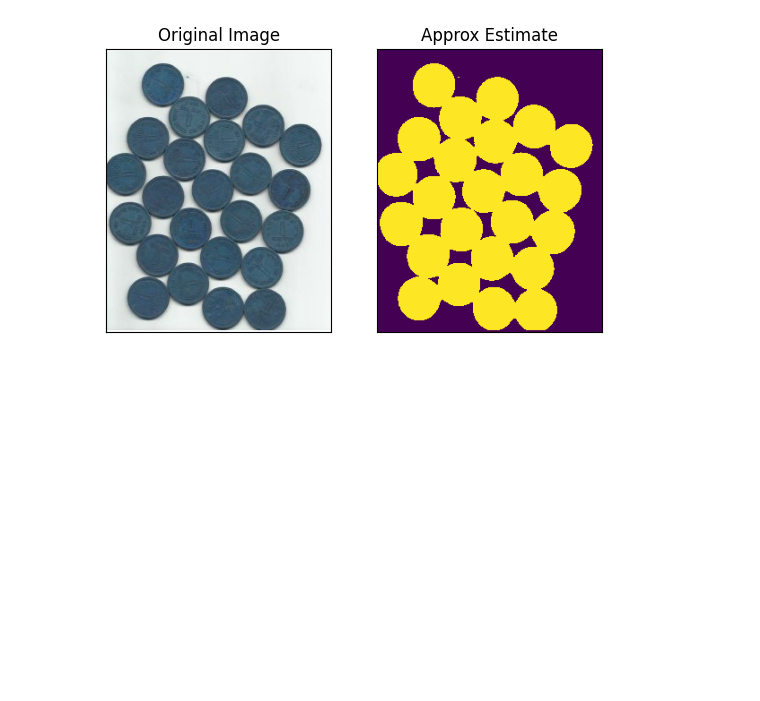
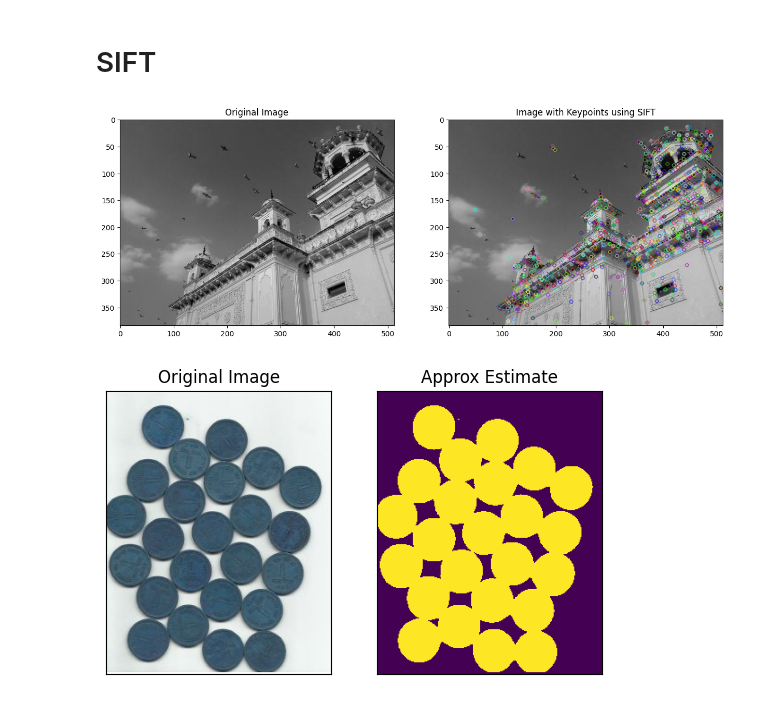
Before and after one commit to Sudeeppp-Mishra/IPPR-101, a Jupyter notebook: Lab-Works/Lab-9.ipynb, the cells around one changed output. Saved outputs shown, nothing was run; the diff lists cells and outputs as text; code cells hidden in the pictures; blank space fills up the shorter version.

```diff
--- a/Lab-Works/Lab-9.ipynb
+++ b/Lab-Works/Lab-9.ipynb
@@ -3,3 +3,27 @@
+# %% [markdown]
+# SIFT
+# %%
+import cv2
+import matplotlib.pyplot as plt
+import numpy as np
+
+image = cv2.imread('/content/home.jpg', cv2.IMREAD_GRAYSCALE)
+
+siftObj = cv2.SIFT_create()
+keyPoints, descriptors = siftObj.detectAndCompute(image, None)
+
+result = cv2.drawKeypoints(image, keyPoints, None)
+
+fig = plt.figure(figsize=(15,6))
+ax1 = fig.add_subplot(121)
+ax2 = fig.add_subplot(122)
+
+ax1.imshow(image, cmap='gray')
+ax1.title.set_text('Original Image')
+ax2.imshow(result)
+ax2.title.set_text('Image with Keypoints using SIFT')
+# %% [output]
+[figure, added]
 # %%
 import numpy as np
 import cv2 as cv
```
Also changed, not shown: parts of 1 cell of this notebook.
